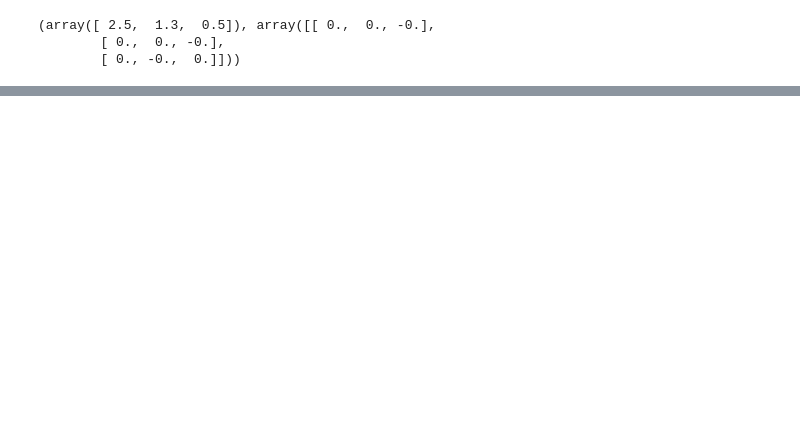
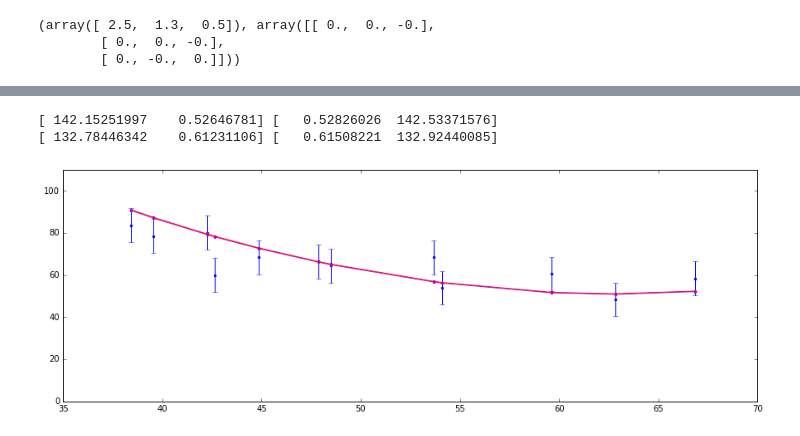
Before and after one commit to Amarchuk/2FInstability, a Jupyter notebook: notebooks/n1068_gerssen.ipynb, the cells around one changed output, grey strips where cells are left out. Cells and saved outputs as stored; diff of their text form; code cells hidden in the pictures; blank space fills up the shorter version.

```diff
--- a/notebooks/n1068_gerssen.ipynb
+++ b/notebooks/n1068_gerssen.ipynb
@@ -838,0 +947,37 @@ plt.show()
+# %%
+radii_maj, sig_maj_p, e_sig_maj_p = radii_maj1, sig_maj_p1, e_sig_maj_p1
+radii_min, sig_min_p, e_sig_min_p = radii_min1, sig_min_p1, e_sig_min_p1
+
+N = 2
+for i in range(N):
+    global spl_maj, spl_min
+    global radii_min, radii_maj, sig_min_p, sig_maj_p
+
+    r, s = zip(*gen_next_normal(radii_maj, sig_maj_p, e_sig_maj_p))
+    spl_maj = inter.UnivariateSpline(r[1:], s[1:], k=3, s=10000.)
+    r1, s1 = zip(*gen_next_normal(radii_min, sig_min_p, e_sig_min_p))
+    spl_min = inter.UnivariateSpline(r1[1:], s1[1:], k=3, s=10000.)
+
+    global sig_min_0
+    sig_min_0 = spl_min(radii_min[0])
+
+    radii_maj, sig_maj_p = r, s
+    radii_min, sig_min_p = r1, s1
+
+    rr = r + r1
+    sgs = s + s1
+    res = opt.minimize(chisqfunc, x0, bounds=[(sigmas[0], sigmas[-1]), (alphas[0], alphas[-1])], method='L-BFGS-B')
+    popt, pcov = opt.curve_fit(func, rr, sgs, sigma=esgs, absolute_sigma=True)
+    print res.x, popt
+# %% [output]
+[ 142.15251997    0.52646781] [   0.52826026  142.53371576]
+[ 132.78446342    0.61231106] [   0.61508221  132.92440085]
+# %%
+plt.errorbar(radii_maj, sig_maj_p, yerr=e_sig_maj_p, fmt='o', marker='.', color='blue')
+# plt.errorbar(radii_min, sig_min_p, yerr=e_sig_min_p, fmt='o', marker='.', color='blue')
+plt.plot(rr[:min_n], func(rr, popt[0], popt[1])[:min_n], '.-', color='red')
+plt.plot(rr[:min_n], func(rr, res.x[1], res.x[0])[:min_n], '.-', color='m')
+plt.ylim(0., 110.)
+plt.show()
+# %% [output]
+[figure, added]
```
Also changed, not shown: parts of 18 cells of this notebook, 16 other files.
